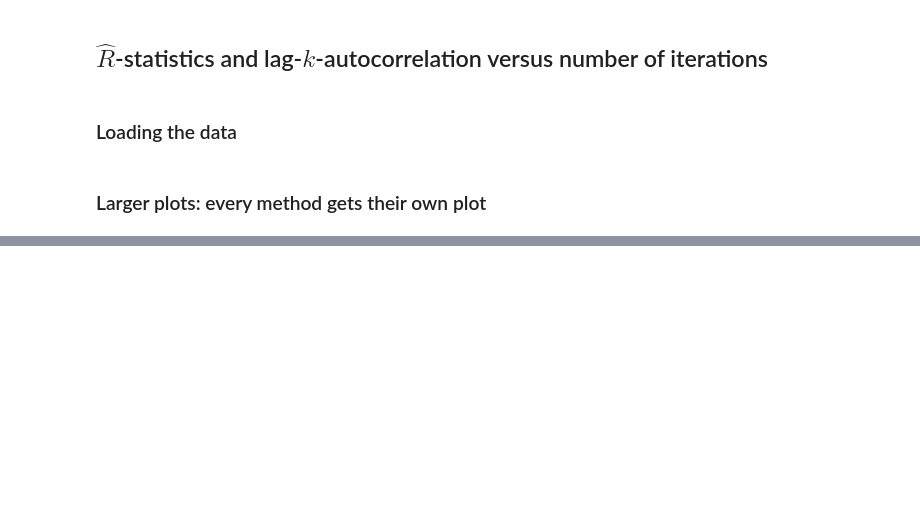
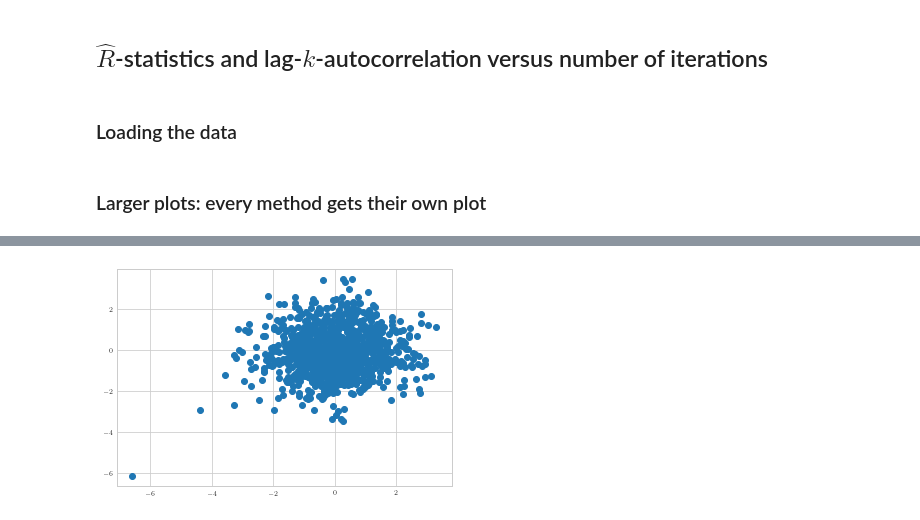
Before and after one commit to lrendsburg/Gibbs-priors, a Jupyter notebook: exp/fig_monitoring.ipynb, the cells around one changed output, grey strips where cells are left out. Drawn from its saved outputs; the diff is of its cells as text; code cells hidden in the pictures; blank space fills up the shorter version.

```diff
--- a/exp/fig_monitoring.ipynb
+++ b/exp/fig_monitoring.ipynb
@@ -173,0 +169,13 @@ plt.show()
+# %%
+def baseline_MC(n_chains, n_samples, dim_data, scale=2):
+    MC_chains = np.zeros((n_chains, n_samples, dim_data))
+    for i in range(n_chains):
+        chain = np.zeros((n_samples, dim_data))
+        chain[0] = np.random.multivariate_normal(mean=np.zeros(dim_data), cov=10*np.eye(dim_data))
+        for j in range(1, n_samples):
+            chain[j] = np.random.multivariate_normal(mean=chain[j-1]/scale, cov=np.eye(dim_data))
+        MC_chains[i] = chain
+    return MC_chains
+# def baseline_MC(n_chains, n_samples, dim_data):
+#     MC_chains = np.random.normal(loc=0, scale=1, size=(n_chains, n_samples, dim_data))
+#     return MC_chains
@@ -173,0 +208,11 @@ plt.show()
+# %%
+MC_chains = baseline_MC(n_chains=5, n_samples=1000, dim_data=2, scale=2)
+R_hats = R_hat_from_chains(MC_chains)
+auto_corr = auto_corr_from_chain(MC_chains[0])
+# %%
+chain = MC_chains[0]
+fig, ax = plt.subplots()
+ax.scatter(chain[:, 0],chain[:, 1])
+plt.show()
+# %% [output]
+[figure, added]
```
Also changed, not shown: parts of 6 cells of this notebook, 3 other files.
